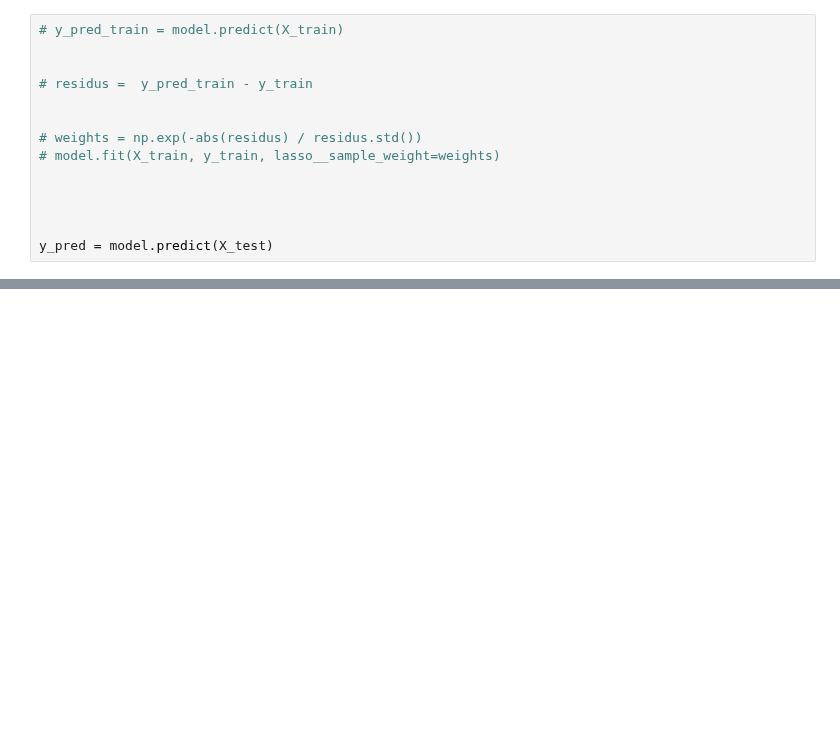
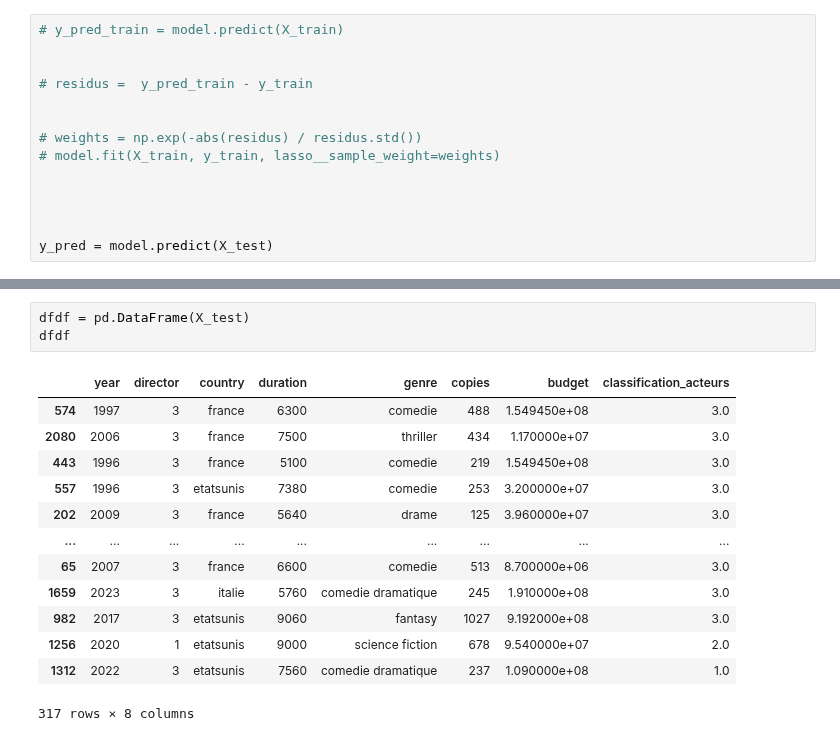
Before and after one commit to AFlo59/Brief_Popularity_Film, a Jupyter notebook: modelisation/model.ipynb, the cells around one changed output, grey strips where cells are left out. Saved outputs shown, nothing was run; the diff lists cells and outputs as text; blank space fills up the shorter version.

```diff
--- a/modelisation/model.ipynb
+++ b/modelisation/model.ipynb
@@ -99,0 +127,17 @@ RMSE: 117906.43
+# %%
+dfdf = pd.DataFrame(X_test)
+dfdf
+# %% [output]
+|  | year | director | country | duration | genre | copies | budget | classification_acteurs |
+| 574 | 1997 | 3 | france | 6300 | comedie | 488 | 1.549450e+08 | 3.0 |
+| 2080 | 2006 | 3 | france | 7500 | thriller | 434 | 1.170000e+07 | 3.0 |
+| 443 | 1996 | 3 | france | 5100 | comedie | 219 | 1.549450e+08 | 3.0 |
+| 557 | 1996 | 3 | etatsunis | 7380 | comedie | 253 | 3.200000e+07 | 3.0 |
+| 202 | 2009 | 3 | france | 5640 | drame | 125 | 3.960000e+07 | 3.0 |
+| ... | ... | ... | ... | ... | ... | ... | ... | ... |
+| 65 | 2007 | 3 | france | 6600 | comedie | 513 | 8.700000e+06 | 3.0 |
+| 1659 | 2023 | 3 | italie | 5760 | comedie dramatique | 245 | 1.910000e+08 | 3.0 |
+| 982 | 2017 | 3 | etatsunis | 9060 | fantasy | 1027 | 9.192000e+08 | 3.0 |
+| 1256 | 2020 | 1 | etatsunis | 9000 | science fiction | 678 | 9.540000e+07 | 2.0 |
+| 1312 | 2022 | 3 | etatsunis | 7560 | comedie dramatique | 237 | 1.090000e+08 | 1.0 |
+317 rows × 8 columns
```
Also changed, not shown: parts of 9 cells of this notebook, 1 other file.
